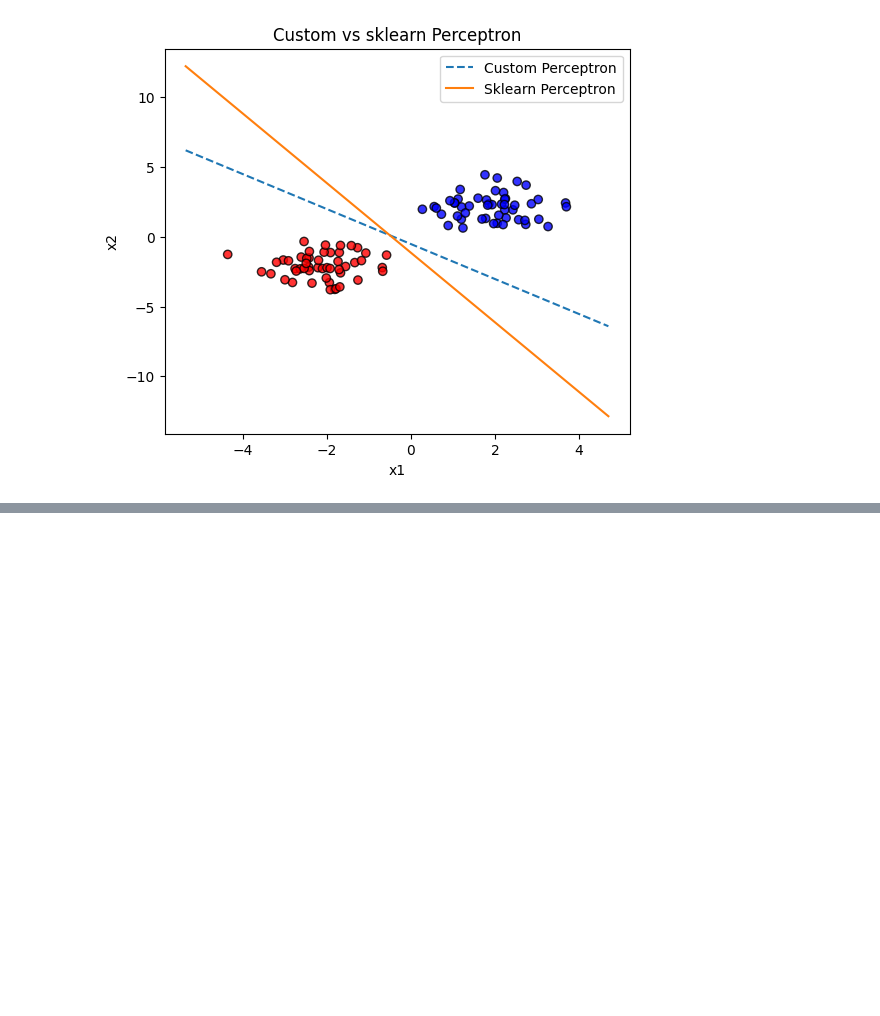
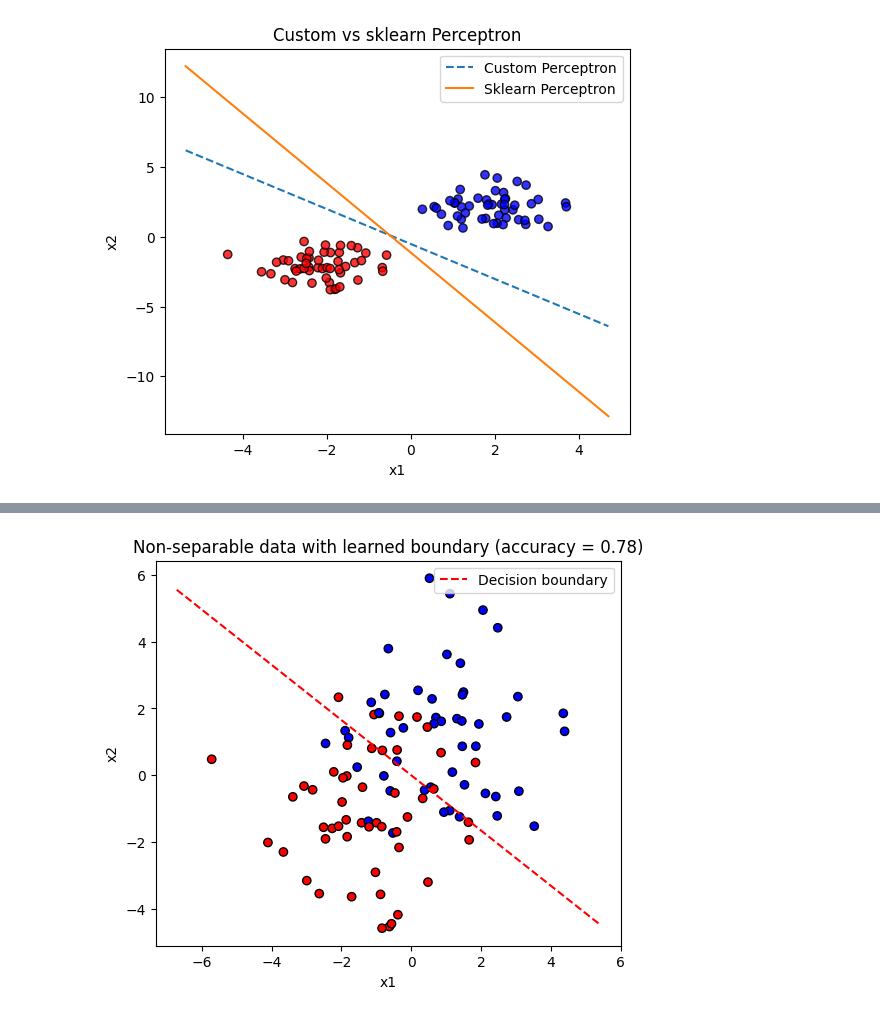
Before and after one commit to Pakloti/Perceptron, a Jupyter notebook: Perceptron.ipynb, the cells around one changed output, grey strips where cells are left out. Cells and saved outputs as stored; diff of their text form; code cells hidden in the pictures; blank space fills up the shorter version.

```diff
--- a/Perceptron.ipynb
+++ b/Perceptron.ipynb
@@ -309,0 +337,24 @@ plt.show()
+# %%
+w_non = model_non.weights
+b_non = model_non.bias
+
+colors_non = ['red' if label == -1 else 'blue' for label in y_non]
+
+plt.figure(figsize=(6,5))
+plt.scatter(X_non[:,0], X_non[:,1], c=colors_non, edgecolor='k')
+
+slope_non = -w_non[0] / w_non[1]
+intercept_non = -b_non / w_non[1]
+
+x_vals_non = np.array([X_non[:,0].min() - 1, X_non[:,0].max() + 1])
+y_vals_non = slope_non * x_vals_non + intercept_non
+
+plt.plot(x_vals_non, y_vals_non, 'r--', label='Decision boundary')
+
+plt.xlabel('x1')
+plt.ylabel('x2')
+plt.title(f'Non-separable data with learned boundary (accuracy = {acc_non:.2f})')
+plt.legend()
+plt.show()
+# %% [output]
+[figure, added]
```
Also changed, not shown: parts of 14 cells of this notebook.
